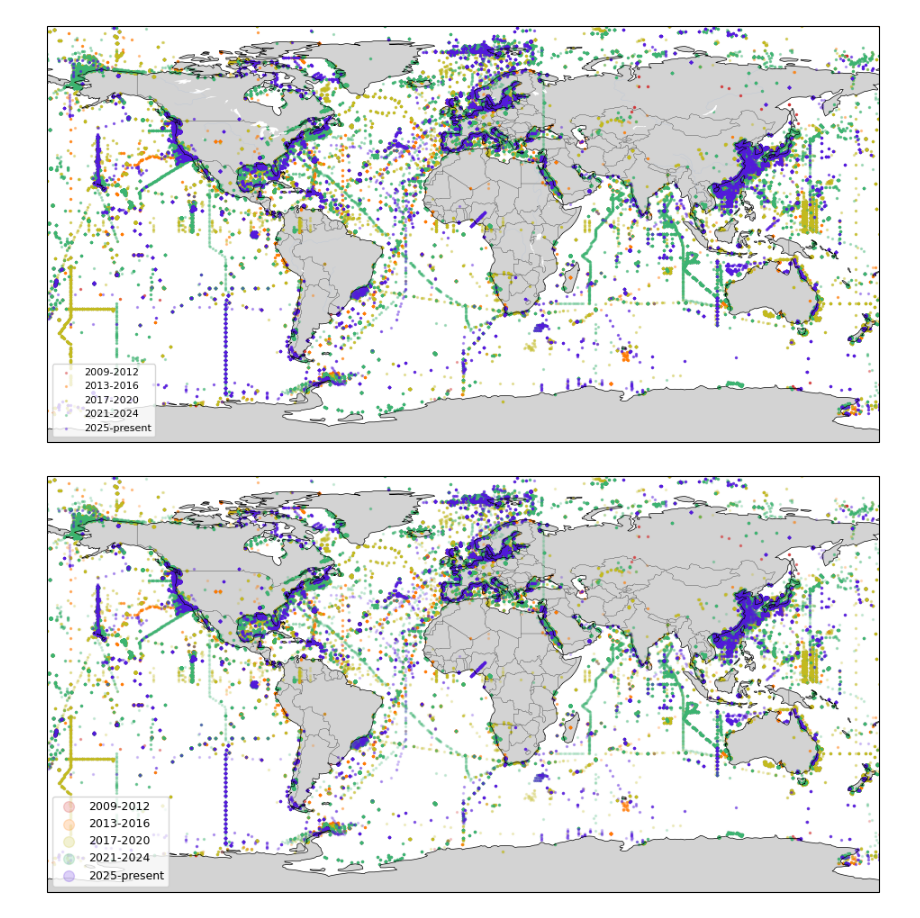
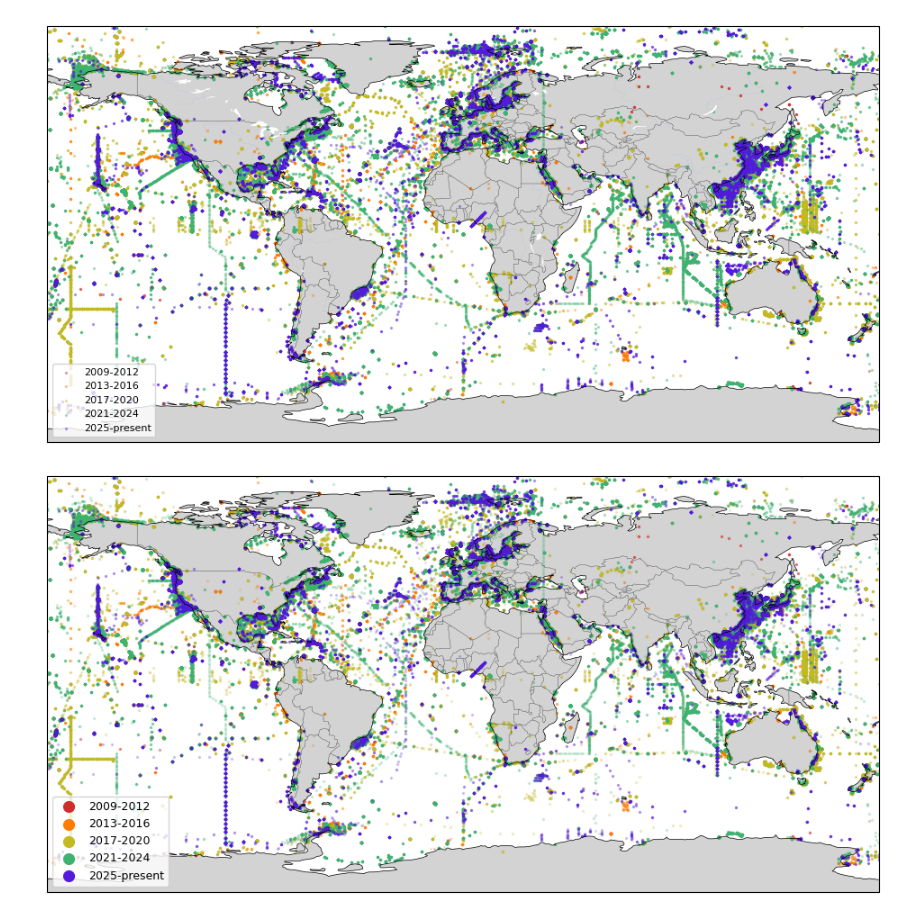
Before and after one commit to CohenLabUGA/ARMS, a Jupyter notebook: ARMS-BigQuery.ipynb, the cells around one changed output. Drawn from its saved outputs; the diff is of its cells as text; code cells hidden in the pictures.

```diff
--- a/ARMS-BigQuery.ipynb
+++ b/ARMS-BigQuery.ipynb
@@ -181,32 +185,35 @@ plt.show()
 # %%
 #Make legend larger
 fig = plt.figure(figsize=(12,6))
 ax = plt.axes(projection=ccrs.PlateCarree())
 
 ax.add_feature(cfeature.LAND, facecolor="lightgray")
 ax.add_feature(cfeature.COASTLINE, linewidth=0.5)
 ax.add_feature(cfeature.BORDERS, linewidth=0.2)
 
 for lab in labels:
     sub = pts[pts["bucket"] == lab]
     ax.scatter(
         sub["lon"], sub["lat"],
         s=2, alpha=0.2,
         color=colors[lab],
         transform=ccrs.PlateCarree(),
         label=lab
     )
 
 ax.set_global()
 ax.set_title("")
 
 leg = ax.legend(
     loc="lower left",
     fontsize=9,
     frameon=True,
-    markerscale=6
-)
+    markerscale=6)
+
+for handle in leg.legend_handles:
+    handle.set_alpha(1)
+
 plt.savefig("sra_map.png", dpi=300, bbox_inches="tight")
 plt.show()
 # %% [output]
-[figure, old version]
+[figure, new version]
```
Also changed, not shown: parts of 2 cells of this notebook.
